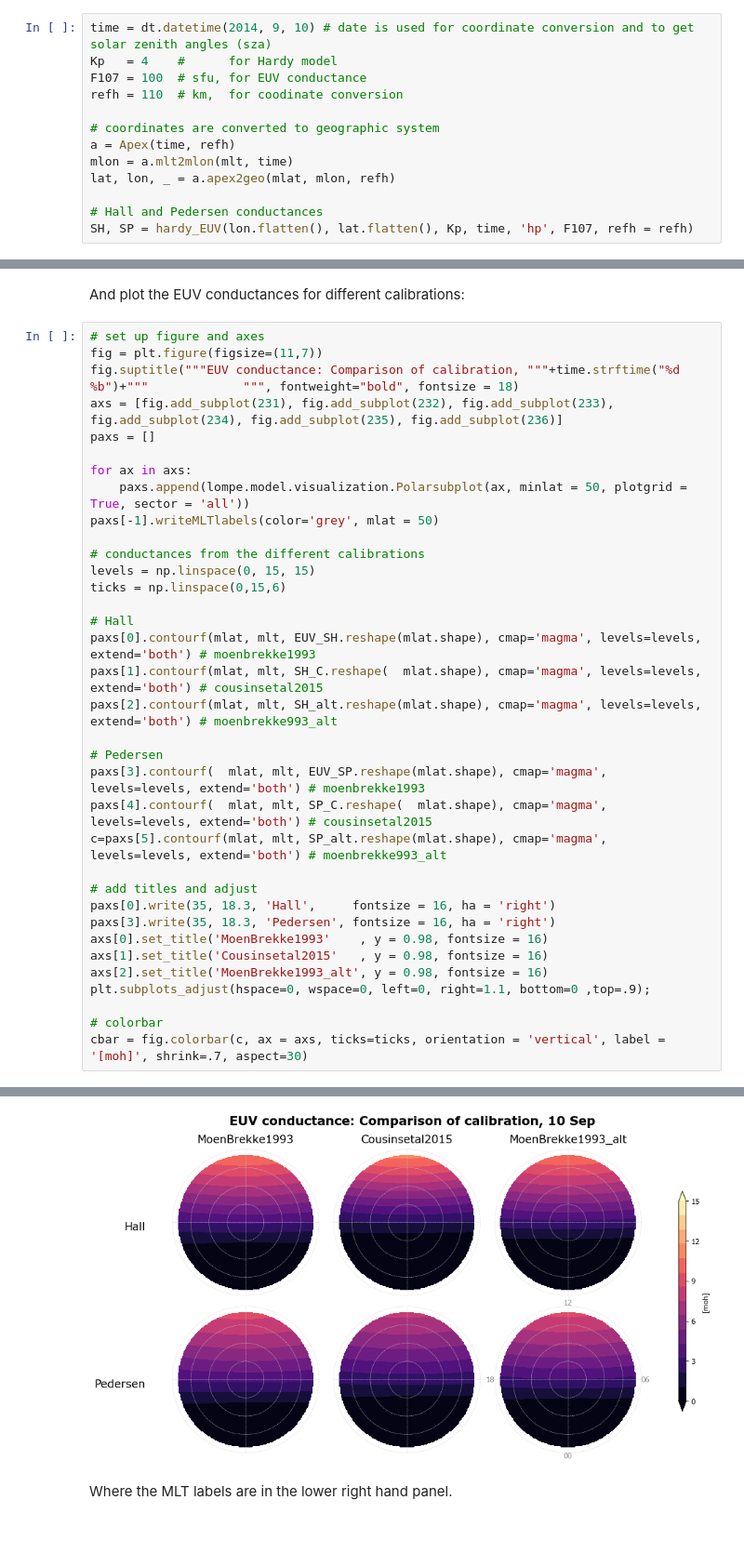
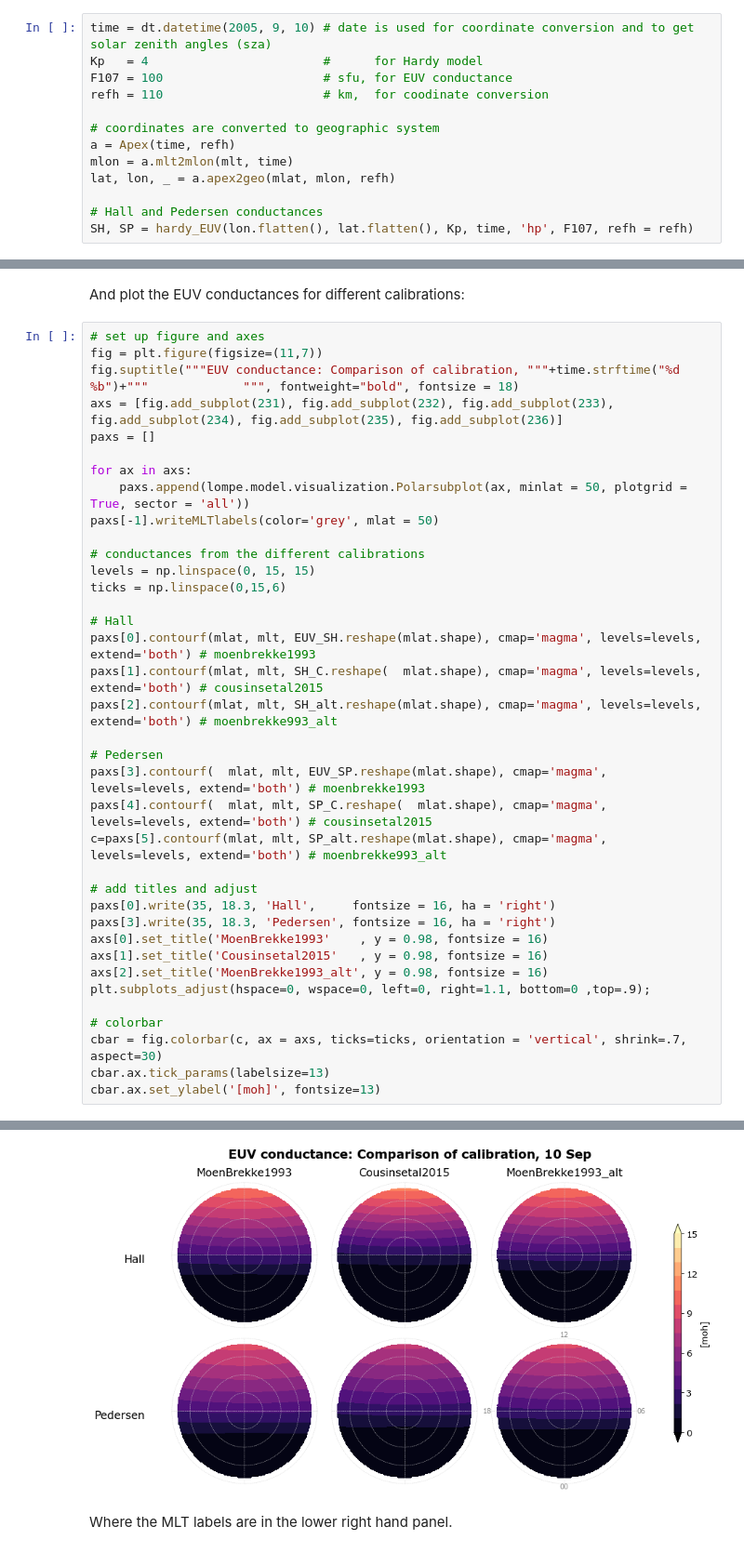
Before and after one commit to klaundal/lompe, a Jupyter notebook: examples/code_paper_figures/03_Conductance_example.ipynb, the cells around one changed output, grey strips where cells are left out. Shown at 93% size. Drawn from its saved outputs; the diff is of its cells as text.

```diff
--- a/examples/code_paper_figures/03_Conductance_example.ipynb
+++ b/examples/code_paper_figures/03_Conductance_example.ipynb
@@ -26,10 +26,10 @@ mlat, mlt = np.meshgrid(mlats, mlts, indexing = 'xy')
 # %% [markdown]
 We can then use the hardy_EUV function to get the conductances on the entire grid:
 # %%
-time = dt.datetime(2014, 9, 10) # date is used for coordinate conversion and to get solar zenith angles (sza)
-Kp   = 4    #      for Hardy model
-F107 = 100  # sfu, for EUV conductance
-refh = 110  # km,  for coodinate conversion
+time = dt.datetime(2005, 9, 10) # date is used for coordinate conversion and to get solar zenith angles (sza)
+Kp   = 4                        #      for Hardy model
+F107 = 100                      # sfu, for EUV conductance
+refh = 110                      # km,  for coodinate conversion
 
 # coordinates are converted to geographic system
 a = Apex(time, refh)
@@ -163,5 +167,7 @@ axs[2].set_title('MoenBrekke1993_alt', y = 0.98, fontsize = 16)
 plt.subplots_adjust(hspace=0, wspace=0, left=0, right=1.1, bottom=0 ,top=.9);
 
 # colorbar
-cbar = fig.colorbar(c, ax = axs, ticks=ticks, orientation = 'vertical', label = '[moh]', shrink=.7, aspect=30)
+cbar = fig.colorbar(c, ax = axs, ticks=ticks, orientation = 'vertical', shrink=.7, aspect=30)
+cbar.ax.tick_params(labelsize=13)
+cbar.ax.set_ylabel('[moh]', fontsize=13)
 # %% [output]
@@ -168,3 +175,3 @@ cbar = fig.colorbar(c, ax = axs, ticks=ticks, orientation = 'vertical', label =
-[figure, old version]
+[figure, new version]
 # %% [markdown]
 Where the MLT labels are in the lower right hand panel.
```
Also changed, not shown: parts of 5 cells of this notebook, 17 other files.
